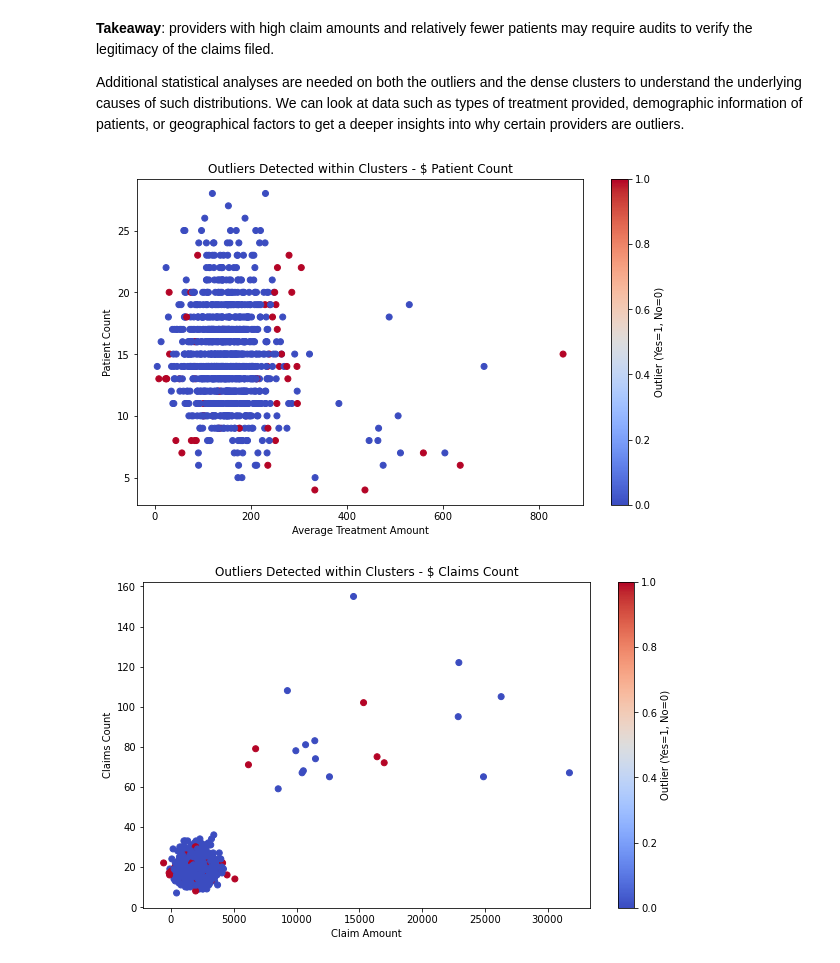
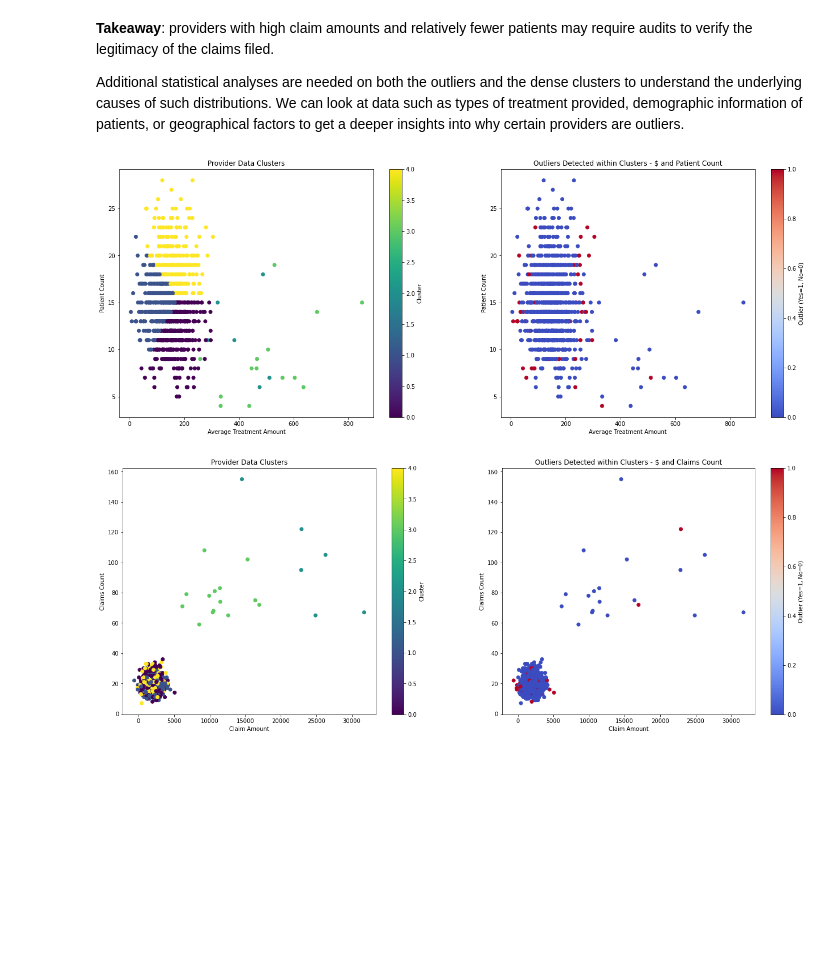
Before and after one commit to Sedozan/Analytics, a Jupyter notebook: provider_unsupervised_anomaly_detection.ipynb, the cells around one changed output. Drawn from its saved outputs; the diff is of its cells as text; code cells hidden in the pictures; blank space fills up the shorter version.

```diff
--- a/provider_unsupervised_anomaly_detection.ipynb
+++ b/provider_unsupervised_anomaly_detection.ipynb
@@ -135,10 +156,10 @@ features_of_interest = df[['Claim_Amount', 'Claims_Count', 'Patient_Count', 'Ave
 scaler = StandardScaler()
 norm_features = scaler.fit_transform(features_of_interest)
 # %%
-# Calculate LOF score
-lof = LocalOutlierFactor(n_neighbors=20)
-lof_scores = lof.fit_predict(norm_features)  # -1 for outliers
-lof_neg_scores = -lof.negative_outlier_factor_  # negative scores, more negative means more outlier
+# Calculating LOF score
+lof = LocalOutlierFactor(n_neighbors=20, contamination=0.05)
+lof_scores = lof.fit_predict(norm_features)
+lof_neg_scores = -lof.negative_outlier_factor_
 # %%
 df['LOF_Score'] = lof_neg_scores
 # %%
@@ -159,7 +180,7 @@ df['LOF_Score'] = 0
 # %%
 for c in df['cluster'].unique():
     cluster_data = df[df['cluster'] == c][feature_cols]
-    lof = LocalOutlierFactor(n_neighbors=5)
+    lof = LocalOutlierFactor(n_neighbors=5, contamination=0.05)
     df.loc[df['cluster'] == c, 'LOF_Score'] = lof.fit_predict(cluster_data)
 # %%
 # Identifying outliers
@@ -197,24 +227,40 @@ Red indicates Outliers. We can observe that they are scattered throughout but ar
 
 Additional statistical analyses are needed on both the outliers and the dense clusters to understand the underlying causes of such distributions. We can look at data such as types of treatment provided, demographic information of patients, or geographical factors to get a deeper insights into why certain providers are outliers.
 # %%
-plt.figure(figsize=(10, 6))
+plt.figure(figsize=(22, 8))
 
-plt.scatter(df['Average_Treatment_Cost'], df['Patient_Count'], c=df['Outlier'], cmap='coolwarm')
+plt.subplot(1, 2, 1)
+scatter1 = plt.scatter(df['Average_Treatment_Cost'], df['Patient_Count'], c=df['cluster'], cmap='viridis')
 plt.xlabel('Average Treatment Amount')
 plt.ylabel('Patient Count')
-plt.title('Outliers Detected within Clusters - $ Patient Count')
-plt.colorbar(label='Outlier (Yes=1, No=0)')
+plt.title('Provider Data Clusters')
+plt.colorbar(scatter1, label='Cluster')
+
+plt.subplot(1, 2, 2)
+scatter2 = plt.scatter(df['Average_Treatment_Cost'], df['Patient_Count'], c=df['Outlier'], cmap='coolwarm')
+plt.xlabel('Average Treatment Amount')
+plt.ylabel('Patient Count')
+plt.title('Outliers Detected within Clusters - $ and Patient Count')
+plt.colorbar(scatter2, label='Outlier (Yes=1, No=0)')
 plt.show()
 # %% [output]
-[figure, old version]
+[figure, new version]
 # %%
-plt.figure(figsize=(10, 6))
+plt.figure(figsize=(22, 8))
 
-plt.scatter(df['Claim_Amount'], df['Claims_Count'], c=df['Outlier'], cmap='coolwarm')
+plt.subplot(1, 2, 1)
+scatter1 = plt.scatter(df['Claim_Amount'], df['Claims_Count'], c=df['cluster'], cmap='viridis')
 plt.xlabel('Claim Amount')
 plt.ylabel('Claims Count')
-plt.title('Outliers Detected within Clusters - $ Claims Count')
-plt.colorbar(label='Outlier (Yes=1, No=0)')
+plt.title('Provider Data Clusters')
+plt.colorbar(scatter1, label='Cluster')
+
+plt.subplot(1, 2, 2)
+scatter2 = plt.scatter(df['Claim_Amount'], df['Claims_Count'], c=df['Outlier'], cmap='coolwarm')
+plt.xlabel('Claim Amount')
+plt.ylabel('Claims Count')
+plt.title('Outliers Detected within Clusters - $ and Claims Count')
+plt.colorbar(scatter2, label='Outlier (Yes=1, No=0)')
 plt.show()
 # %% [output]
-[figure, old version]
+[figure, new version]
```
Also changed, not shown: parts of 19 cells of this notebook.
